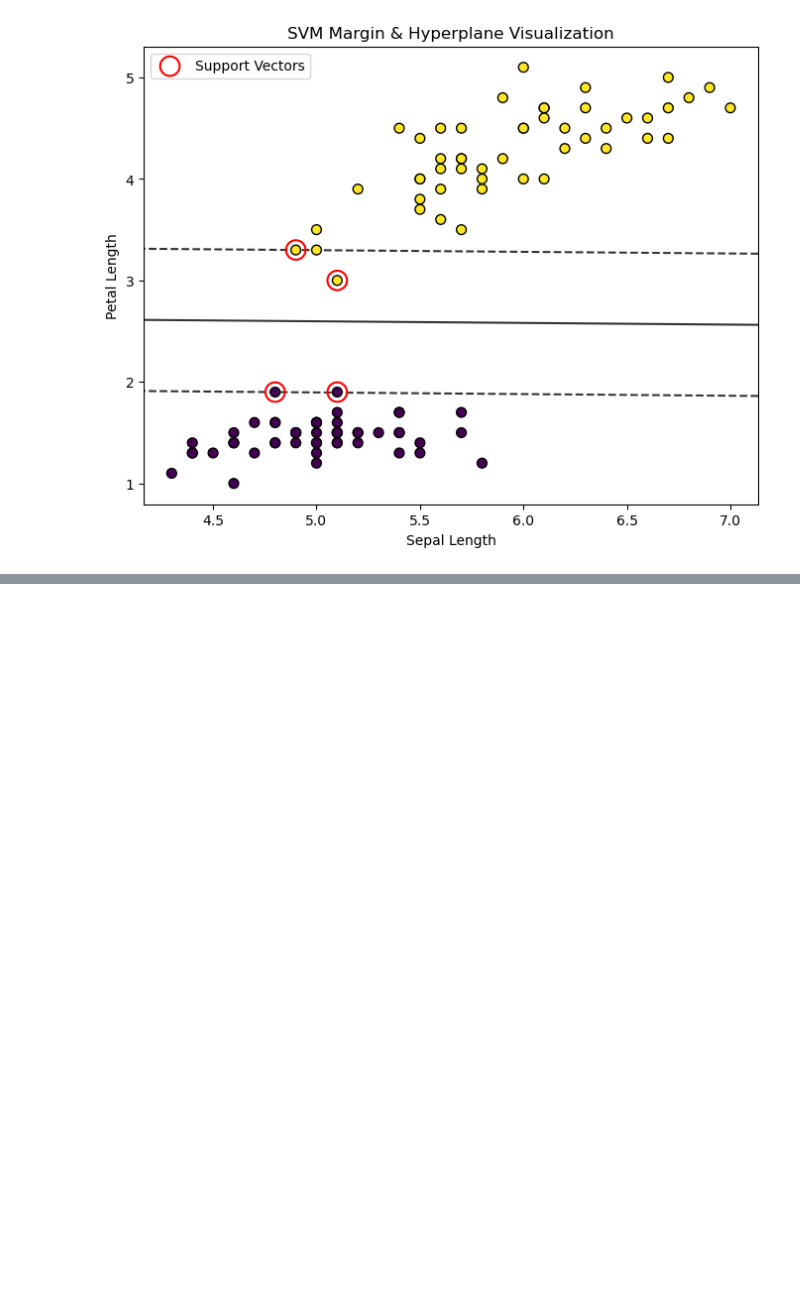
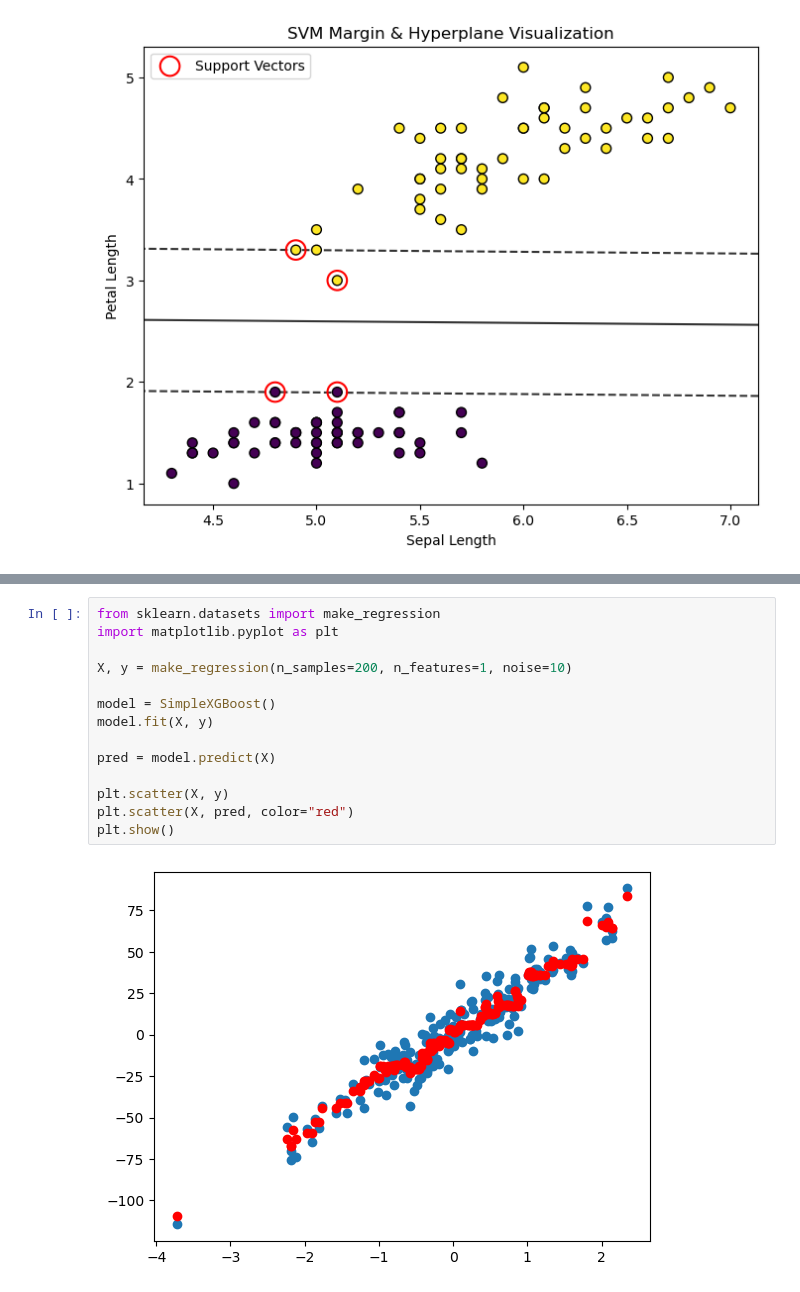
Before and after one commit to MasterGLCC/machine-learning-adam911-uff, a Jupyter notebook: used_car_regr/Untitled.ipynb, the cells around one changed output, grey strips where cells are left out. Saved outputs shown, nothing was run; the diff lists cells and outputs as text; blank space fills up the shorter version.

```diff
--- a/used_car_regr/Untitled.ipynb
+++ b/used_car_regr/Untitled.ipynb
@@ -845,0 +1027,16 @@ plot_svm_visualization(X, y, svm)
+# %%
+from sklearn.datasets import make_regression
+import matplotlib.pyplot as plt
+
+X, y = make_regression(n_samples=200, n_features=1, noise=10)
+
+model = SimpleXGBoost()
+model.fit(X, y)
+
+pred = model.predict(X)
+
+plt.scatter(X, y)
+plt.scatter(X, pred, color="red")
+plt.show()
+# %% [output]
+[figure, added]
```
Also changed, not shown: parts of 9 cells of this notebook.
